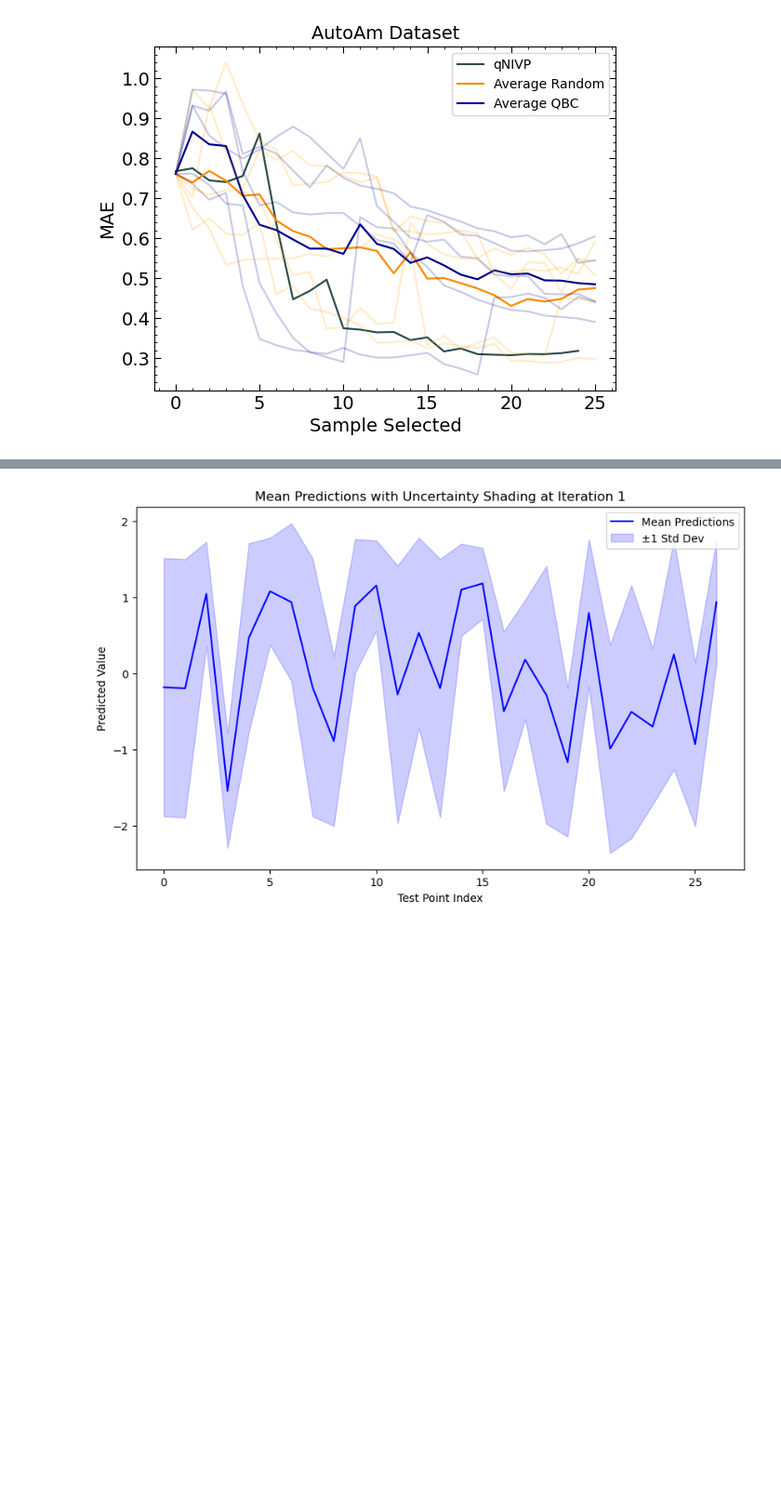
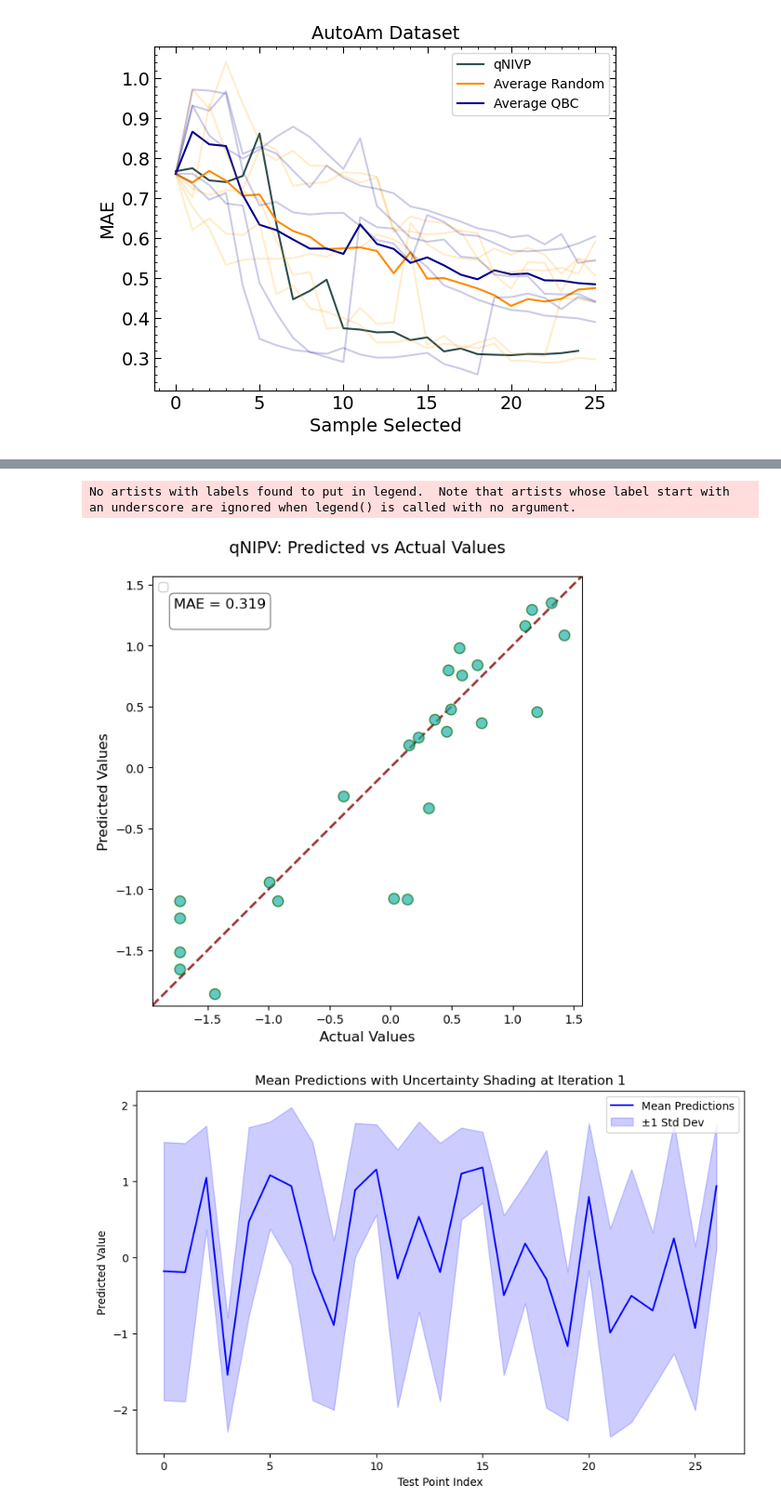
Before and after one commit to ramseyissa/qNIPV, a Jupyter notebook: notebooks/qNIPVautoAM.ipynb, the cells around one changed output, grey strips where cells are left out. Shown at 93% size. Drawn from its saved outputs; the diff is of its cells as text; code cells hidden in the pictures; blank space fills up the shorter version.

```diff
--- a/notebooks/qNIPVautoAM.ipynb
+++ b/notebooks/qNIPVautoAM.ipynb
@@ -534,0 +955,16 @@ plt.show()
+# %%
+fig, ax = create_detailed_parity_plot(
+    ytest_parity,
+    ypred_mean,
+    title="qNIPV: Predicted vs Actual Values",
+    point_color='lightseagreen',
+    edge_color='darkgreen',
+    line_color='darkred',
+    alpha=0.7,
+    point_size=80,
+    grid_alpha=0.2
+)
+plt.show()
+# %% [output]
+No artists with labels found to put in legend.  Note that artists whose label start with an underscore are ignored when legend() is called with no argument.
+[figure, added]
```
Also changed, not shown: parts of 20 cells of this notebook.
